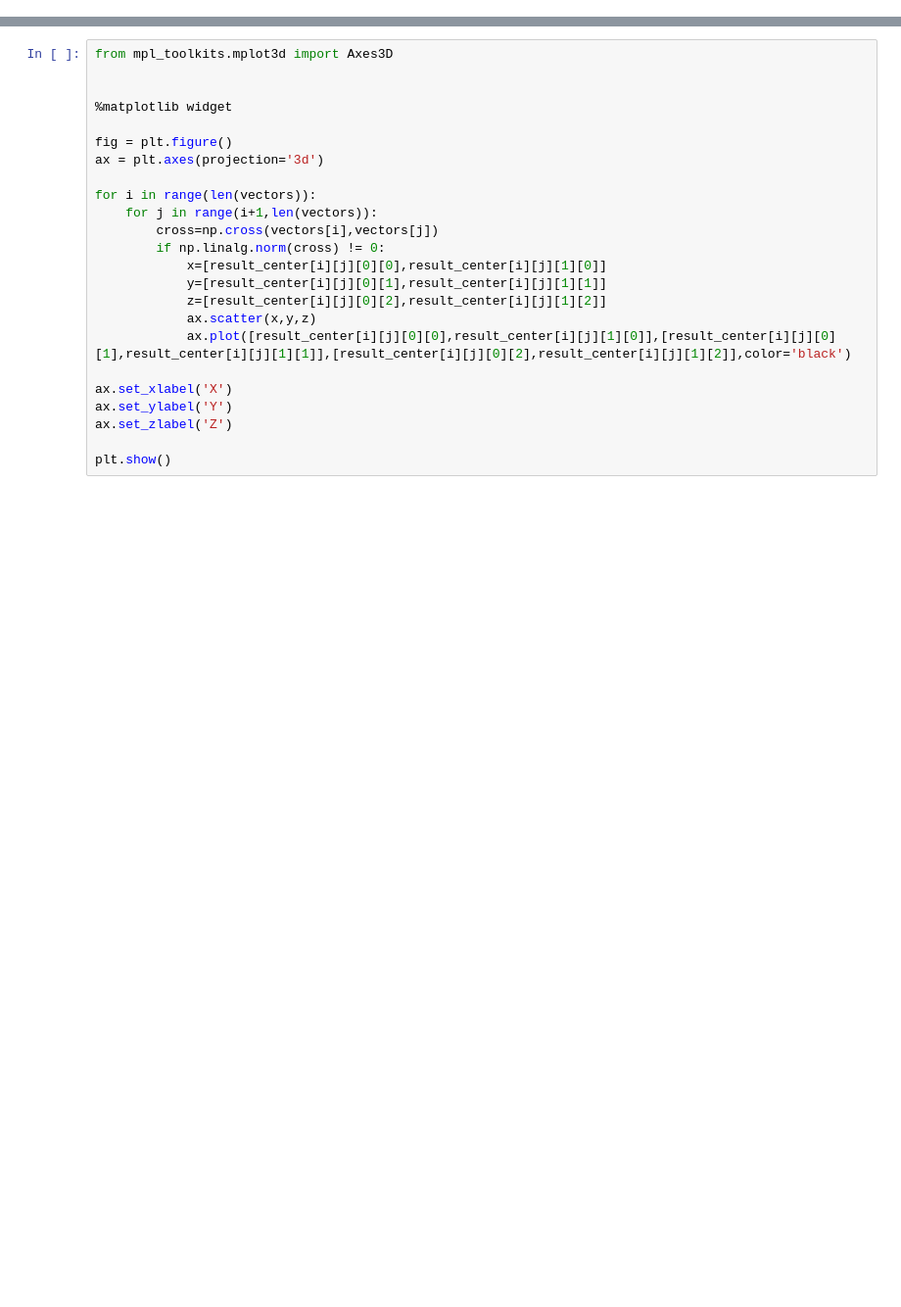
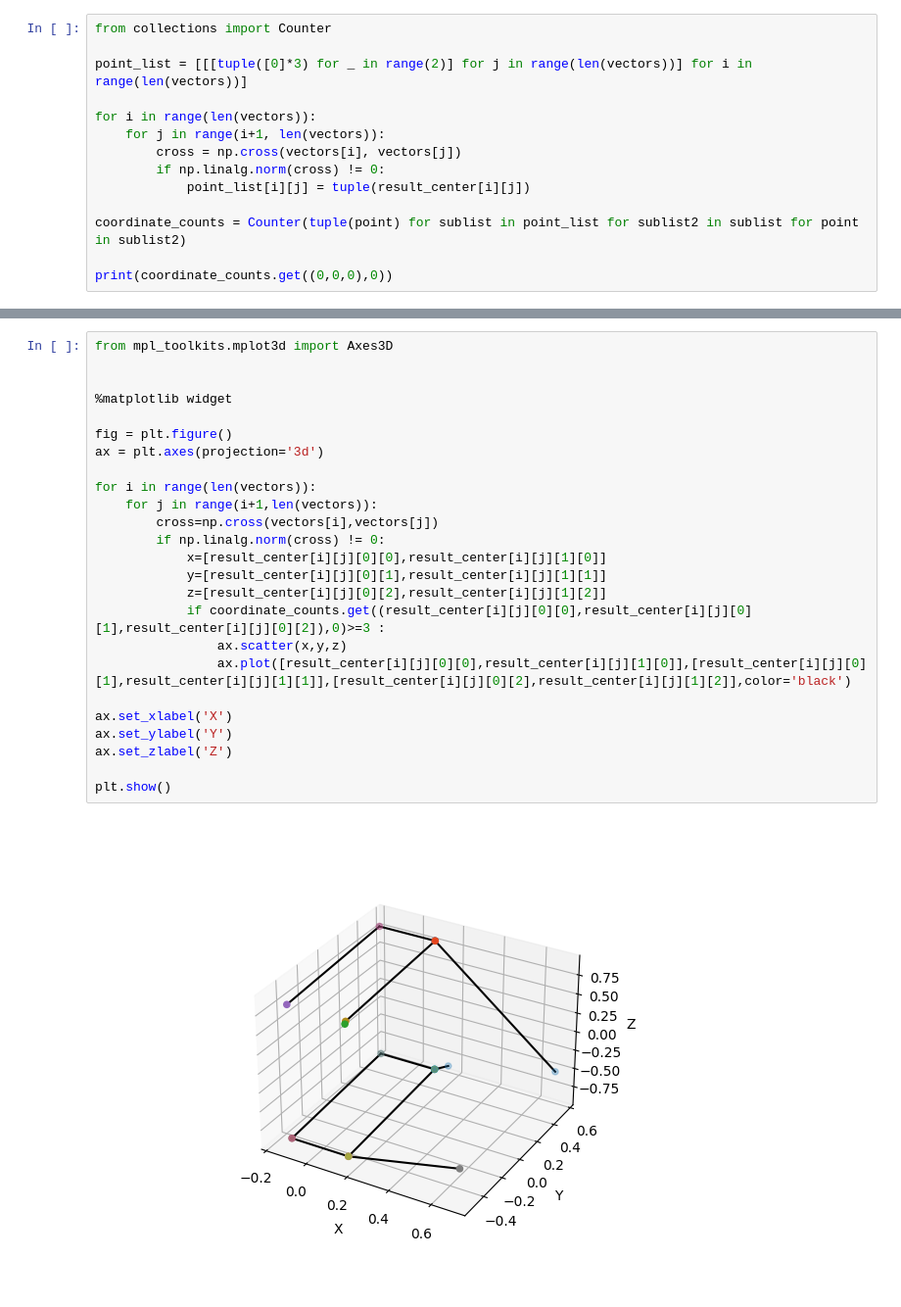
Before and after one commit to Kugetsu/vscode_git, a Jupyter notebook: template/fbz.ipynb, the cells around one changed output, grey strips where cells are left out. Shown: that part at 98% size. Cells and saved outputs as stored; diff of their text form; blank space fills up the shorter version.

```diff
--- a/template/fbz.ipynb
+++ b/template/fbz.ipynb
@@ -76,0 +87,14 @@ print(result_center[0][1][0][1])
+# %%
+from collections import Counter
+
+point_list = [[[tuple([0]*3) for _ in range(2)] for j in range(len(vectors))] for i in range(len(vectors))]
+
+for i in range(len(vectors)):
+    for j in range(i+1, len(vectors)):
+        cross = np.cross(vectors[i], vectors[j])
+        if np.linalg.norm(cross) != 0:
+            point_list[i][j] = tuple(result_center[i][j])
+
+coordinate_counts = Counter(tuple(point) for sublist in point_list for sublist2 in sublist for point in sublist2)
+
+print(coordinate_counts.get((0,0,0),0))
@@ -77,24 +103,27 @@ print(result_center[0][1][0][1])
 # %%
 from mpl_toolkits.mplot3d import Axes3D
 
 
 %matplotlib widget
 
 fig = plt.figure()
 ax = plt.axes(projection='3d')
 
 for i in range(len(vectors)):
     for j in range(i+1,len(vectors)):
         cross=np.cross(vectors[i],vectors[j])
         if np.linalg.norm(cross) != 0:
             x=[result_center[i][j][0][0],result_center[i][j][1][0]]
             y=[result_center[i][j][0][1],result_center[i][j][1][1]]
             z=[result_center[i][j][0][2],result_center[i][j][1][2]]
-            ax.scatter(x,y,z)
-            ax.plot([result_center[i][j][0][0],result_center[i][j][1][0]],[result_center[i][j][0][1],result_center[i][j][1][1]],[result_center[i][j][0][2],result_center[i][j][1][2]],color='black')
+            if coordinate_counts.get((result_center[i][j][0][0],result_center[i][j][0][1],result_center[i][j][0][2]),0)>=3 :
+                ax.scatter(x,y,z)
+                ax.plot([result_center[i][j][0][0],result_center[i][j][1][0]],[result_center[i][j][0][1],result_center[i][j][1][1]],[result_center[i][j][0][2],result_center[i][j][1][2]],color='black')
 
 ax.set_xlabel('X')
 ax.set_ylabel('Y')
 ax.set_zlabel('Z')
 
 plt.show()
+# %% [output]
+[figure, added]
```
Also changed, not shown: parts of 5 cells of this notebook, 1 other file.
